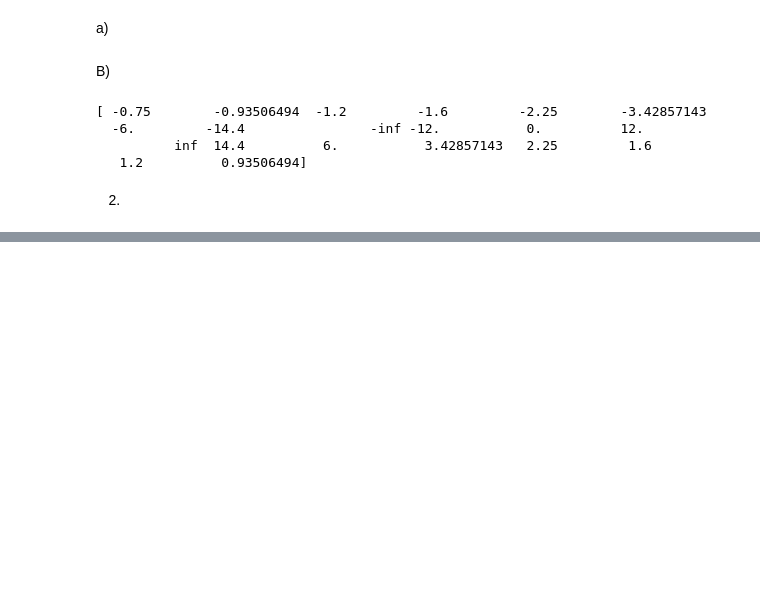
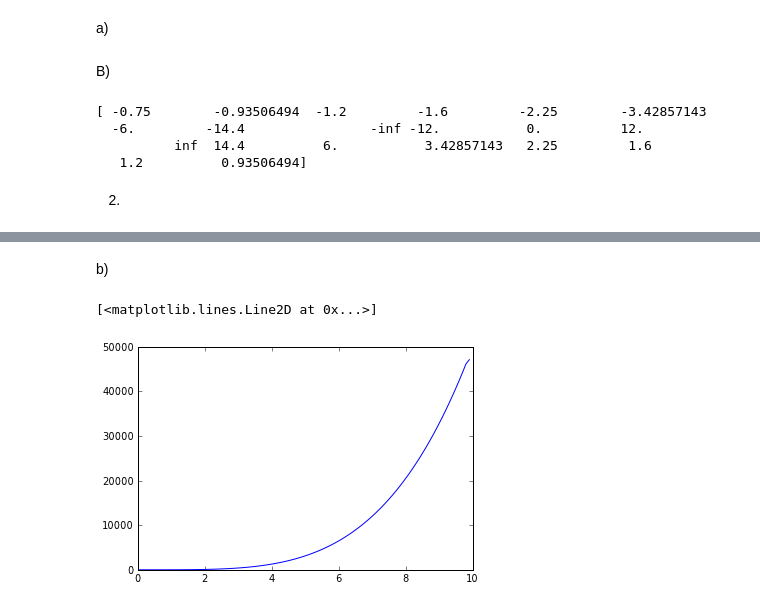
Before and after one commit to dgelfer/PHYS20213, a Jupyter notebook: Week4/Interp_n_diff_ex3.ipynb, the cells around one changed output, grey strips where cells are left out. Drawn from its saved outputs; the diff is of its cells as text; code cells hidden in the pictures; blank space fills up the shorter version.

```diff
--- a/Week4/Interp_n_diff_ex3.ipynb
+++ b/Week4/Interp_n_diff_ex3.ipynb
@@ -65,0 +56,19 @@ print x
+# %%
+def finiteDifference(x,y):
+    dy = diff(y)
+    dx = diff(x)
+    dydx = dy/dx
+    dydx1 = zeros(y.shape,float)
+    dydx1[1:-1] =(y[2:]-y[:-2])/(x[2:]-x[:-2])
+    dydx1[0] =(y[1]-y[0])/(x[1]-x[0])
+    dydx1[-1] = (y[-1] - y[-2])/(x[-1]-x[-2])
+    return dydx1
+# %% [markdown]
+b)
+# %%
+x = arange(0.,10.,0.1)
+y = x**5
+plot(x,finiteDifference(x,y),label = "center difference")
+# %% [output]
+[<matplotlib.lines.Line2D at 0x...>]
+[figure, added]
```
Also changed, not shown: parts of 17 cells of this notebook.
